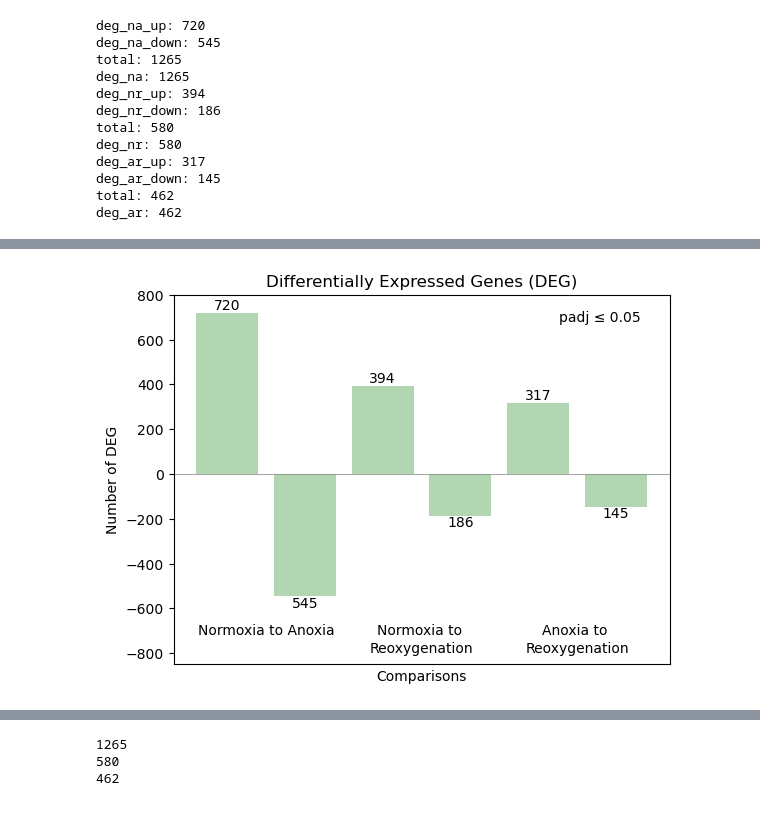
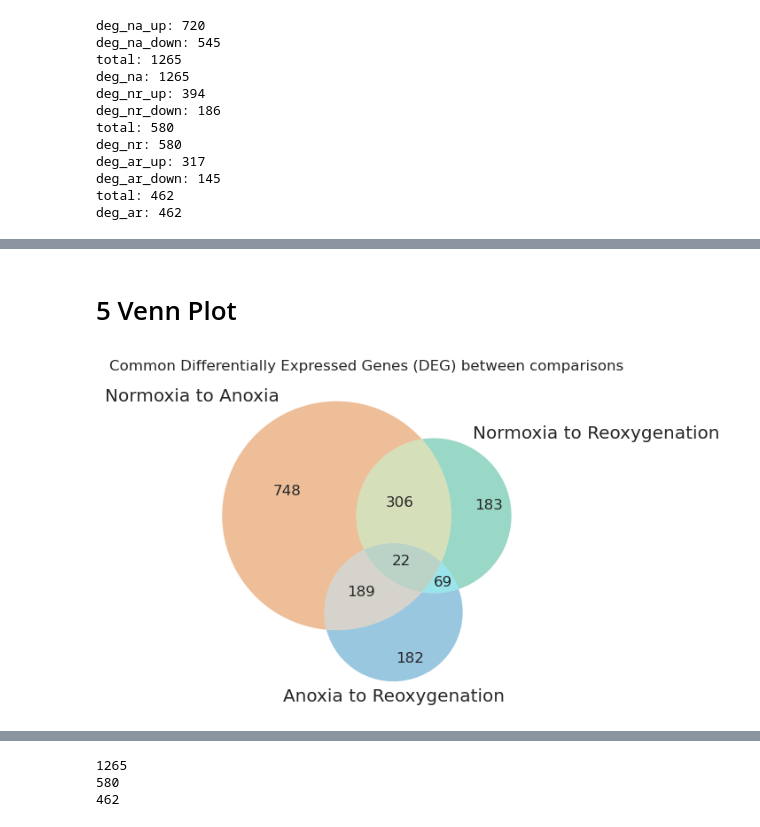
Before and after one commit to MagdalenaWinklhofer/WholeGenomeBisulphiteSequencing, a Jupyter notebook: RNAseq_pipeline/11_identify_DEG.ipynb, the cells around one changed output, grey strips where cells are left out. Saved outputs shown, nothing was run; the diff lists cells and outputs as text; code cells hidden in the pictures.

```diff
--- a/RNAseq_pipeline/11_identify_DEG.ipynb
+++ b/RNAseq_pipeline/11_identify_DEG.ipynb
@@ -130,55 +159,13 @@ plt.show()
-# %%
-
-# Sample data
-categories = dict_len.keys()
-values = dict_len.values()
-
-# Create a bar plot
-plt.bar(categories, values, color='skyblue')
-plt.title("Differentially Expressed Genes (DEG)")
-plt.xlabel("Comparisons")
-plt.ylabel("Number of DEG")
-
-
-# Add labels to the bars
-for i, value in enumerate(values):
-    if i %2==0:
-        plt.text(i, value + 1, str(abs(value)), ha='center', va='bottom', color='black')
-    else:
-        plt.text(i, value - 1, str(abs(value)), ha='center', va='top', color='black')
-
-# change the color of the bars (first two: blue, second two: red, third two: green)
-plt.bar(range(len(dict_len)), list(dict_len.values()), align='center', color='#B2D6B1')
-
-# extand the y scale from -500 to +700
-plt.ylim(-850, 800)
-
-# remove x scale
-plt.xticks([])
-
-# add a label in the center of the first two bars
-plt.text(0.5, -700, 'Normoxia to Anoxia', ha='center', va='center', color='black')
-plt.text(2.5, -700, 'Normoxia to ', ha='center', va='center', color='black')
-plt.text(2.5, -780, 'Reoxygenation', ha='center', va='center', color='black')
-plt.text(4.5, -700, 'Anoxia to ', ha='center', va='center', color='black')
-plt.text(4.5, -780, 'Reoxygenation', ha='center', va='center', color='black')
-
-# add a 0 line
-# the line should be slim and grey
-plt.axhline(y=0, color='grey', linestyle='-', linewidth=0.5)
-
-# add a lable in the top right corner of the plot
-plt.text(4.8, 700, 'padj ≤ 0.05', ha='center', va='center', color='black')
-
-# Save the figure as a high-quality image (e.g., PNG or PDF)
-plt.savefig('11_identify_DEG/DEG_barplot.png', dpi=500, bbox_inches='tight')
-plt.savefig('11_identify_DEG/DEG_barplot.pdf', format='pdf', dpi=300, bbox_inches='tight')
-plt.savefig('11_identify_DEG/DEG_barplot.tiff', format='tiff', dpi=300, bbox_inches='tight')
-
-# Show the plot
-plt.show()
-# %% [output]
-[figure, removed]
+# %% [markdown]
+# 5 Venn Plot
+# %%
+# PLOT VENN DIAGRAM
+sns.set_theme(palette='colorblind')
+v = venn3(subsets=(set(deg_na['Unnamed: 0']), set(deg_nr['Unnamed: 0']), set(deg_ar['Unnamed: 0'])), set_labels = ('Normoxia to Anoxia', 'Normoxia to Reoxygenation', 'Anoxia to Reoxygenation'))
+plt.title('Common Differentially Expressed Genes (DEG) between comparisons')
+plt.savefig('11_identify_DEG/venn_DEG.png', dpi=350)
+# %% [output]
+[figure, added]
 # %%
 import seaborn as sns
 import matplotlib.pyplot as plt
```
Also changed, not shown: parts of 17 cells of this notebook.
